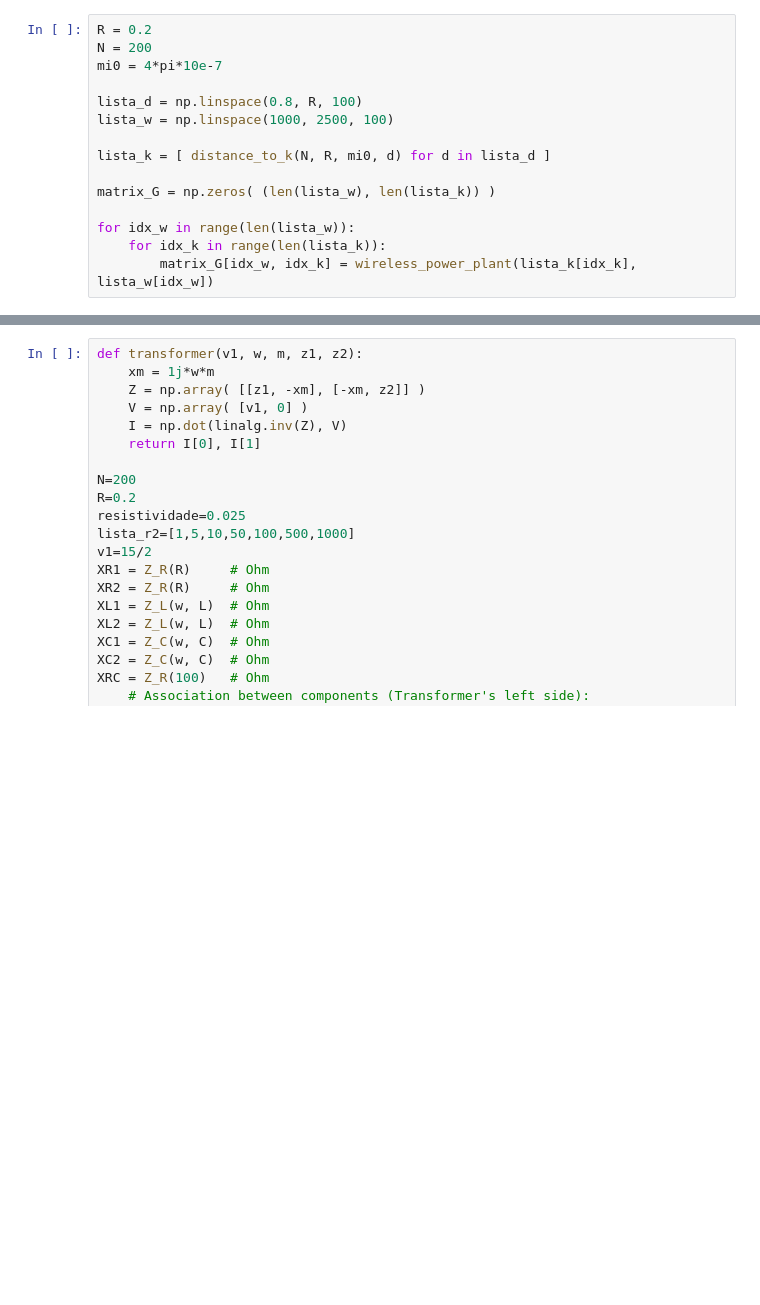
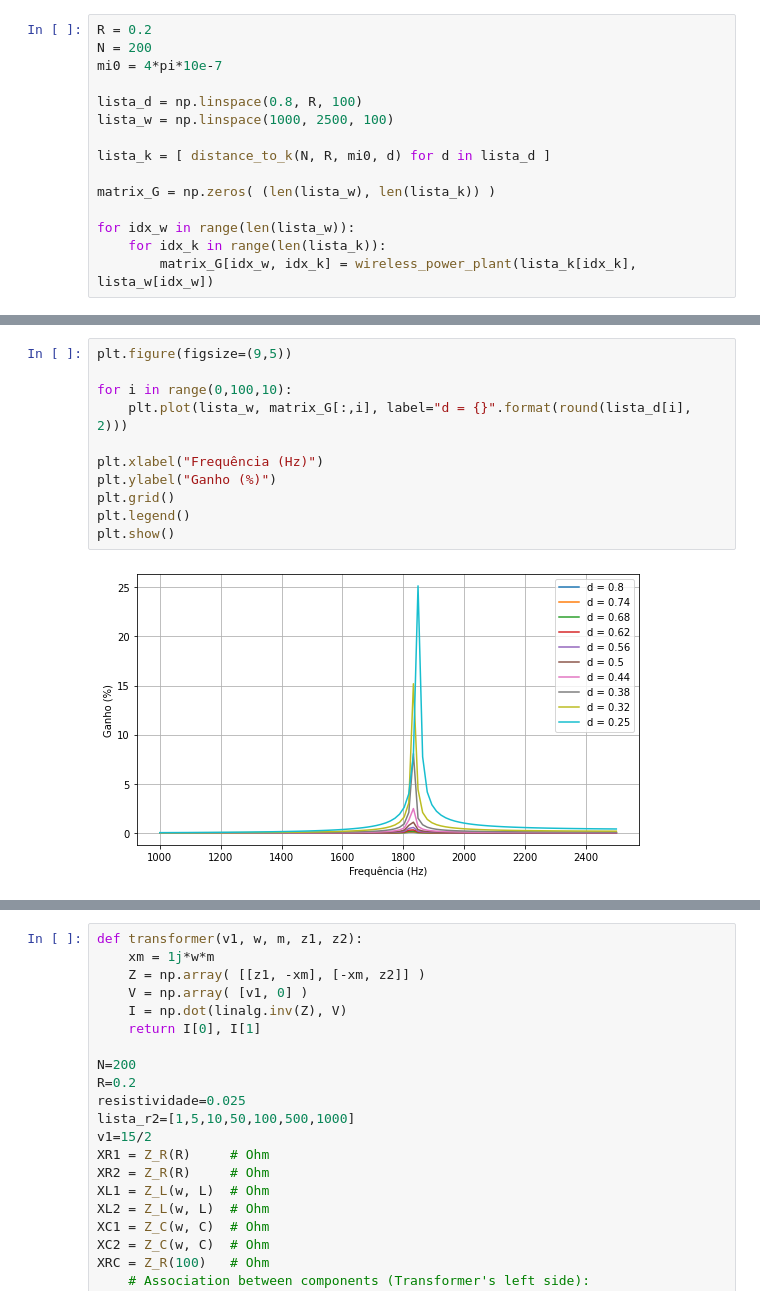
Before and after one commit to DualStream799/Wireless-Power-Transfer-Simulation, a Jupyter notebook: WPT-Simulation.ipynb, the cells around one changed output, grey strips where cells are left out. Saved outputs shown, nothing was run; the diff lists cells and outputs as text; blank space fills up the shorter version.

```diff
--- a/WPT-Simulation.ipynb
+++ b/WPT-Simulation.ipynb
@@ -285,3 +298,16 @@ for idx_w in range(len(lista_w)):
+# %%
+plt.figure(figsize=(9,5))
+
+for i in range(0,100,10):
+    plt.plot(lista_w, matrix_G[:,i], label="d = {}".format(round(lista_d[i], 2)))
+
+plt.xlabel("Frequência (Hz)")
+plt.ylabel("Ganho (%)")
+plt.grid()
+plt.legend()
+plt.show()
+# %% [output]
+[figure, added]
 # %%
 X, Y = np.meshgrid(lista_d, lista_w)
 Z = matrix_G
```
Also changed, not shown: parts of 3 cells of this notebook.
